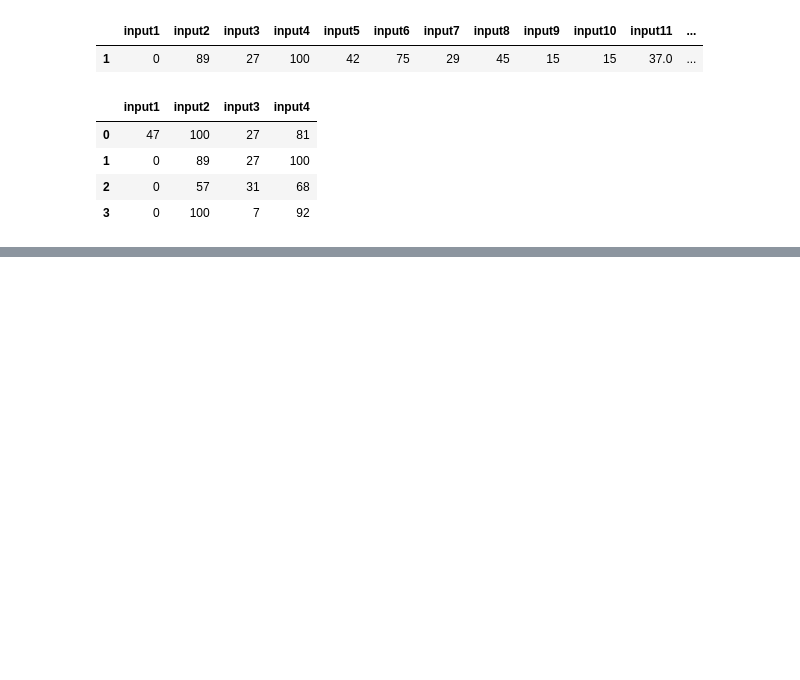
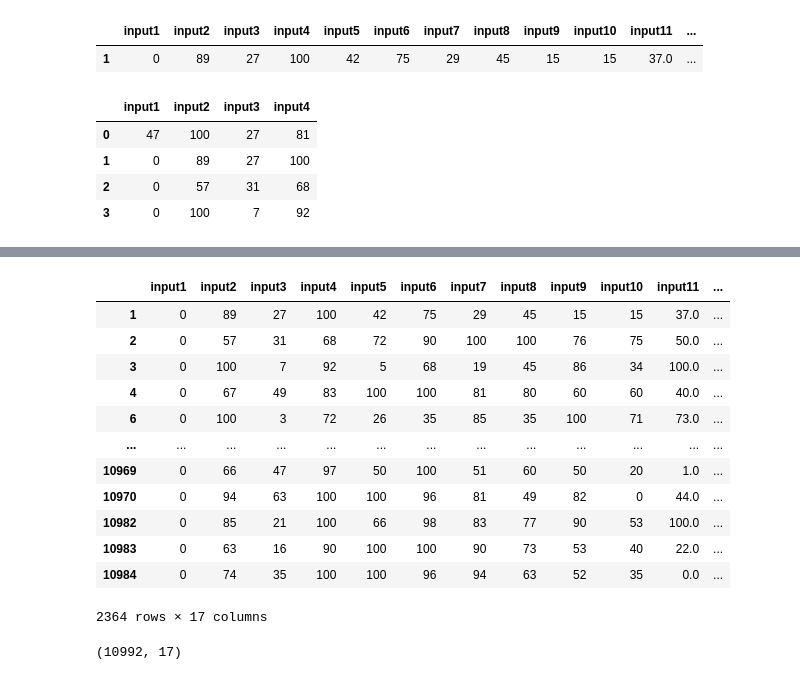
Before and after one commit to vash-ashutosh/Advanced-Data-Manipulation, a Jupyter notebook: Playing with Data - Python Pandas.ipynb, the cells around one changed output, grey strips where cells are left out. Cells and saved outputs as stored; diff of their text form; code cells hidden in the pictures; blank space fills up the shorter version.

```diff
--- a/Playing with Data - Python Pandas.ipynb
+++ b/Playing with Data - Python Pandas.ipynb
@@ -438,0 +538,20 @@ data.loc[:3,['input1', 'input2', 'input3', 'input4']]
+# %%
+data[data['input1']  == 0] #check number of rows in output
+# %% [output]
+|  | input1 | input2 | input3 | input4 | input5 | input6 | input7 | input8 | input9 | input10 | input11 | ... |
+| 1 | 0 | 89 | 27 | 100 | 42 | 75 | 29 | 45 | 15 | 15 | 37.0 | ... |
+| 2 | 0 | 57 | 31 | 68 | 72 | 90 | 100 | 100 | 76 | 75 | 50.0 | ... |
+| 3 | 0 | 100 | 7 | 92 | 5 | 68 | 19 | 45 | 86 | 34 | 100.0 | ... |
+| 4 | 0 | 67 | 49 | 83 | 100 | 100 | 81 | 80 | 60 | 60 | 40.0 | ... |
+| 6 | 0 | 100 | 3 | 72 | 26 | 35 | 85 | 35 | 100 | 71 | 73.0 | ... |
+| ... | ... | ... | ... | ... | ... | ... | ... | ... | ... | ... | ... | ... |
+| 10969 | 0 | 66 | 47 | 97 | 50 | 100 | 51 | 60 | 50 | 20 | 1.0 | ... |
+| 10970 | 0 | 94 | 63 | 100 | 100 | 96 | 81 | 49 | 82 | 0 | 44.0 | ... |
+| 10982 | 0 | 85 | 21 | 100 | 66 | 98 | 83 | 77 | 90 | 53 | 100.0 | ... |
+| 10983 | 0 | 63 | 16 | 90 | 100 | 100 | 90 | 73 | 53 | 40 | 22.0 | ... |
+| 10984 | 0 | 74 | 35 | 100 | 100 | 96 | 94 | 63 | 52 | 35 | 0.0 | ... |
+2364 rows × 17 columns
+# %%
+data.shape
+# %% [output]
+(10992, 17)
```
Also changed, not shown: parts of 89 cells of this notebook.
